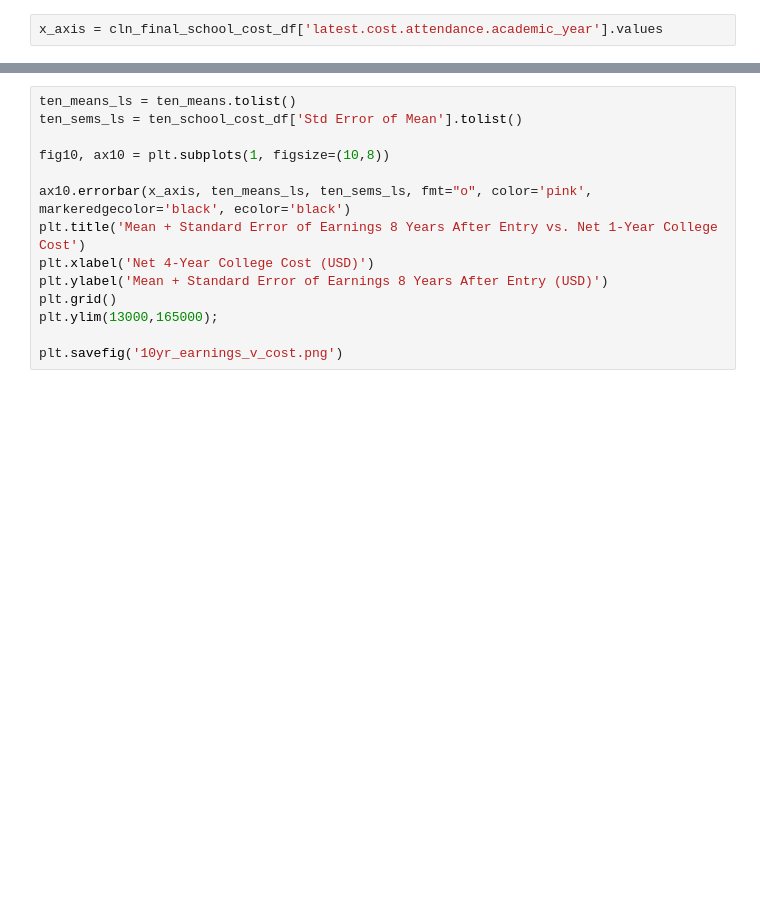
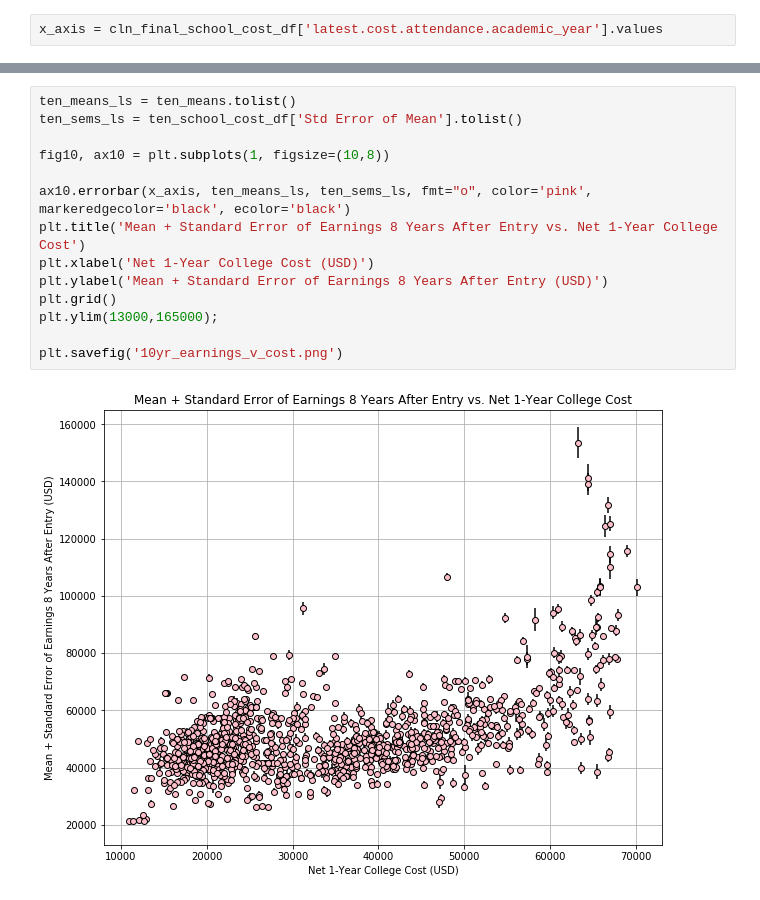
Before and after one commit to smodarressi/project1_bootcamp, a Jupyter notebook: Edu_ROI_Viz.ipynb, the cells around one changed output, grey strips where cells are left out. Cells and saved outputs as stored; diff of their text form; blank space fills up the shorter version.

```diff
--- a/Edu_ROI_Viz.ipynb
+++ b/Edu_ROI_Viz.ipynb
@@ -210,17 +275,19 @@ plt.savefig('8yr_earnings_v_cost.png')
 # %%
 ten_means_ls = ten_means.tolist()
 ten_sems_ls = ten_school_cost_df['Std Error of Mean'].tolist()
 
 fig10, ax10 = plt.subplots(1, figsize=(10,8))
 
 ax10.errorbar(x_axis, ten_means_ls, ten_sems_ls, fmt="o", color='pink', markeredgecolor='black', ecolor='black')
 plt.title('Mean + Standard Error of Earnings 8 Years After Entry vs. Net 1-Year College Cost')
-plt.xlabel('Net 4-Year College Cost (USD)')
+plt.xlabel('Net 1-Year College Cost (USD)')
 plt.ylabel('Mean + Standard Error of Earnings 8 Years After Entry (USD)')
 plt.grid()
 plt.ylim(13000,165000);
 
 plt.savefig('10yr_earnings_v_cost.png')
+# %% [output]
+[figure, added]
 # %%
 fig, ax = plt.subplots(figsize=(10,8))
 
```
Also changed, not shown: parts of 8 cells of this notebook, 10 other files.
